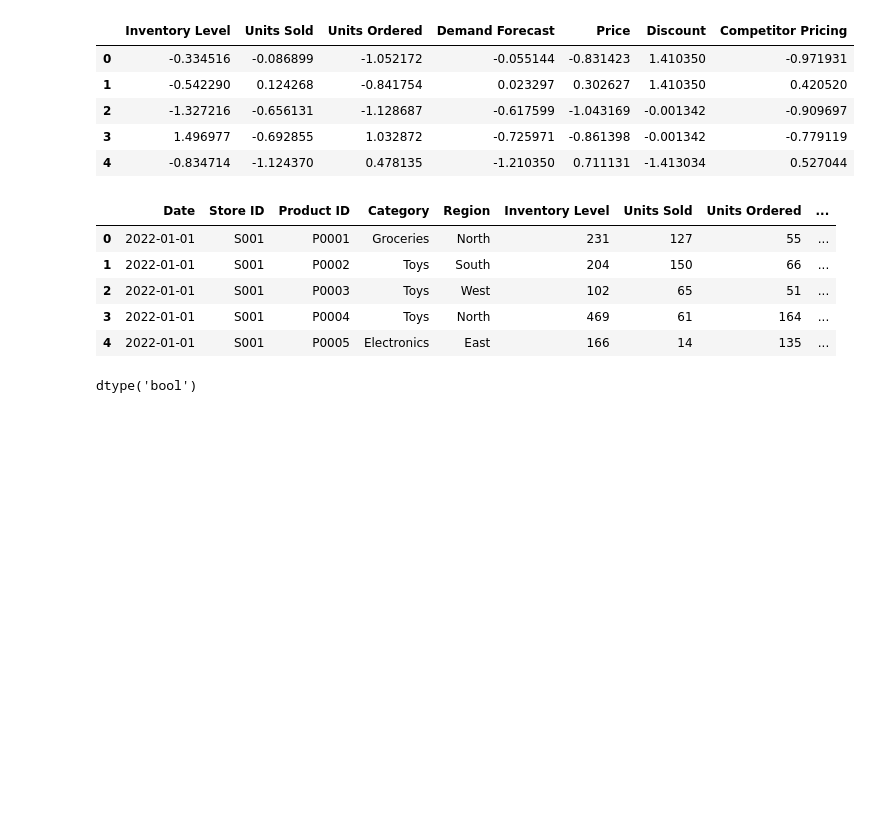
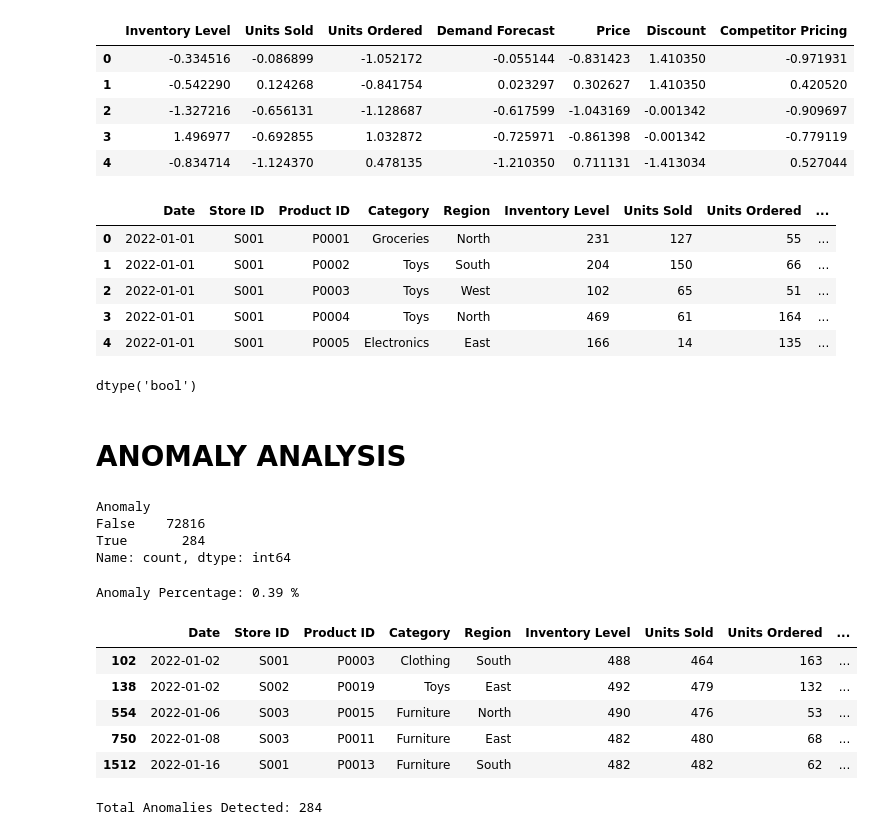
Before and after one commit to dharani-malla/Supply-Chain-Analytics-Demand-Forecasting-Anamoly-Detection, a Jupyter notebook: week2_z-score.ipynb, the cells around one changed output. Saved outputs shown, nothing was run; the diff lists cells and outputs as text; code cells hidden in the pictures; blank space fills up the shorter version.

Commit message:
data : analyze anomaly results
Analyzed anomaly detection results by reviewing anomaly counts, percentages and flagged observations

```diff
--- a/week2_z-score.ipynb
+++ b/week2_z-score.ipynb
@@ -201,3 +201,33 @@ df.head()
 df["Anomaly"].dtype
 # %% [output]
 dtype('bool')
+# %% [markdown]
+# ANOMALY ANALYSIS
+# %%
+df["Anomaly"].value_counts()
+# %% [output]
+Anomaly
+False    72816
+True       284
+Name: count, dtype: int64
+# %%
+anomaly_percentage = (df["Anomaly"].sum()/len(df))*100
+
+print("Anomaly Percentage:",round(anomaly_percentage,2),"%")
+# %% [output]
+Anomaly Percentage: 0.39 %
+# %%
+anomalies = df[df["Anomaly"]==True]
+
+anomalies.head()
+# %% [output]
+|  | Date | Store ID | Product ID | Category | Region | Inventory Level | Units Sold | Units Ordered | ... |
+| 102 | 2022-01-02 | S001 | P0003 | Clothing | South | 488 | 464 | 163 | ... |
+| 138 | 2022-01-02 | S002 | P0019 | Toys | East | 492 | 479 | 132 | ... |
+| 554 | 2022-01-06 | S003 | P0015 | Furniture | North | 490 | 476 | 53 | ... |
+| 750 | 2022-01-08 | S003 | P0011 | Furniture | East | 482 | 480 | 68 | ... |
+| 1512 | 2022-01-16 | S001 | P0013 | Furniture | South | 482 | 482 | 62 | ... |
+# %%
+print("Total Anomalies Detected:",len(anomalies))
+# %% [output]
+Total Anomalies Detected: 284
```
